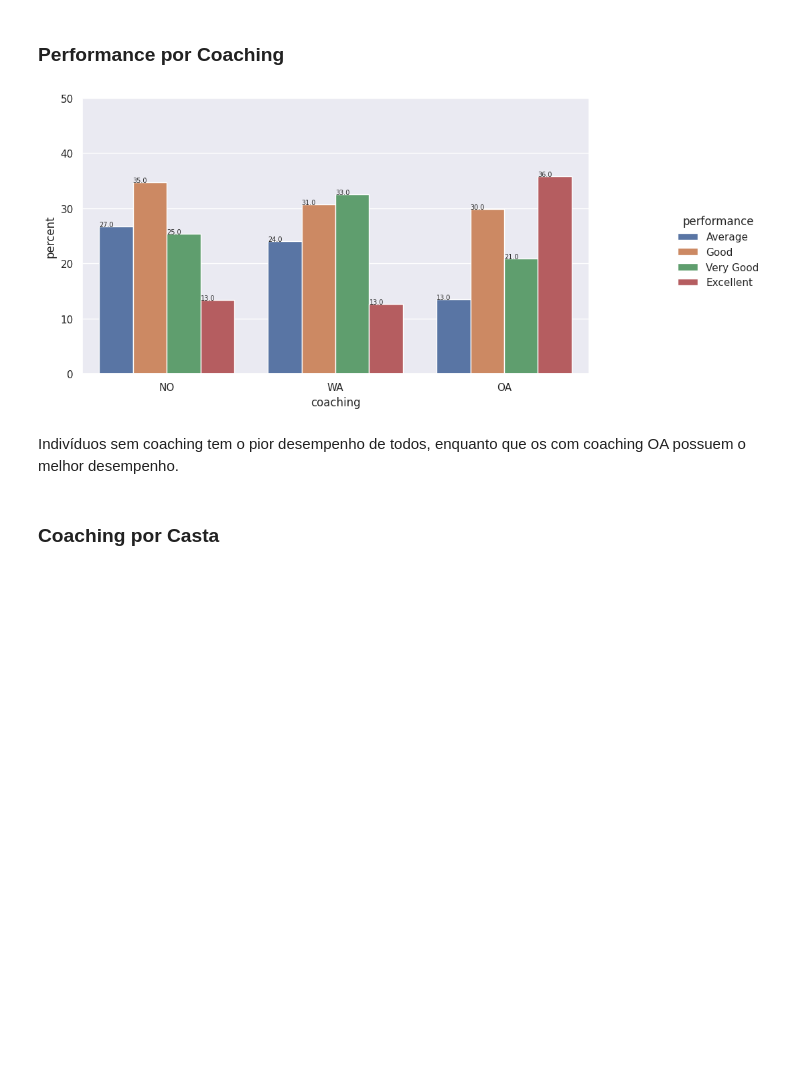
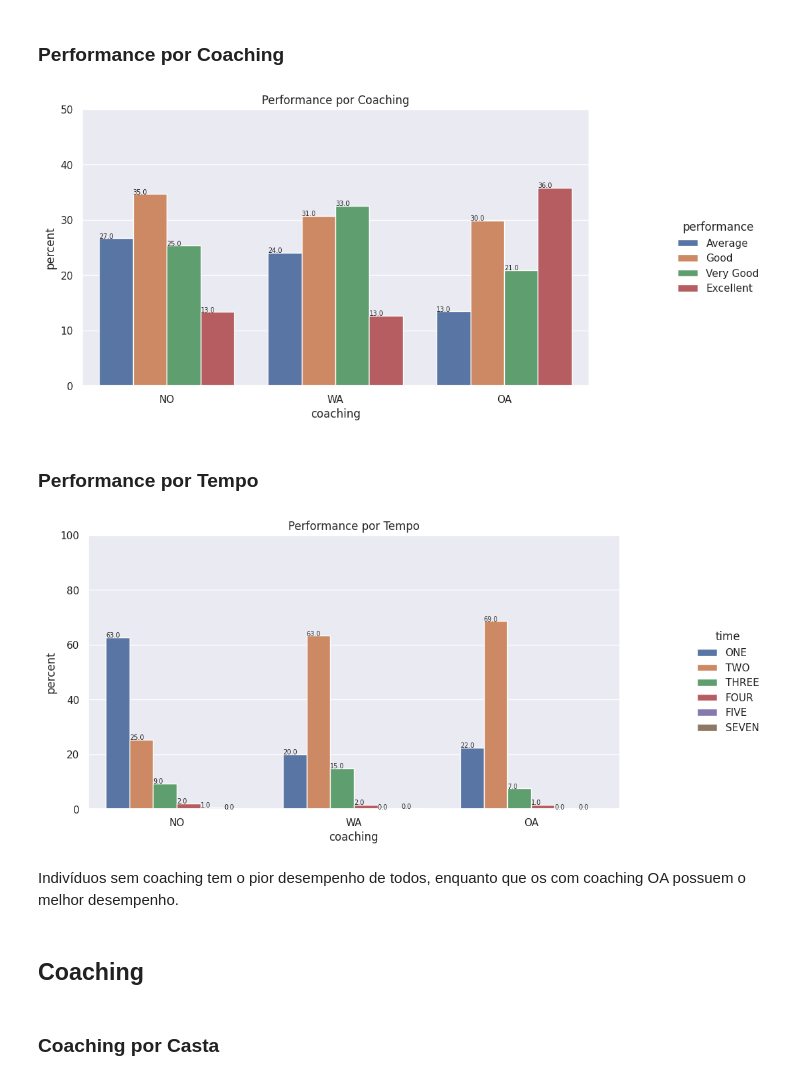
Before and after one commit to lyriotiago/unicamp-m0810, a Jupyter notebook: notebooks/t1.ipynb, the cells around one changed output. Saved outputs shown, nothing was run; the diff lists cells and outputs as text; code cells hidden in the pictures; blank space fills up the shorter version.

```diff
--- a/notebooks/t1.ipynb
+++ b/notebooks/t1.ipynb
@@ -143,11 +179,22 @@ Homens possuem uma maior parcela de indivíduos com desempenho excelente.
 group = "coaching"
 feature = "performance"
 
-normalized_catplot(df=df, group=group, feature=feature, ylim=50)
+normalized_catplot(df=df, group=group, feature=feature, ylim=50, title="Performance por Coaching")
 # %% [output]
-[figure, old version]
+[figure, new version]
+# %% [markdown]
+### Performance por Tempo
+# %%
+group = "coaching"
+feature = "time"
+
+normalized_catplot(df=df, group=group, feature=feature, title="Performance por Tempo")
+# %% [output]
+[figure, added]
 # %% [markdown]
 Indivíduos sem coaching tem o pior desempenho de todos, enquanto que os com coaching OA possuem o melhor desempenho.
+# %% [markdown]
+## Coaching
 # %% [markdown]
 ### Coaching por Casta
 # %%
```
Also changed, not shown: parts of 12 cells of this notebook.
